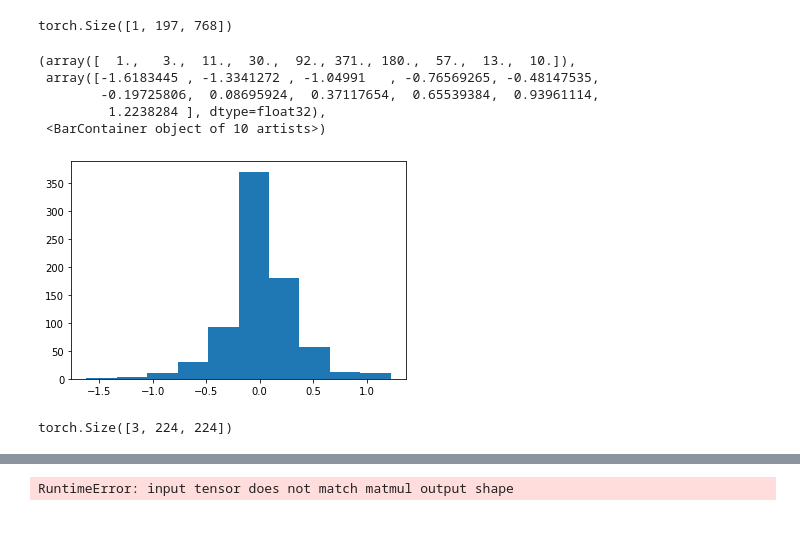
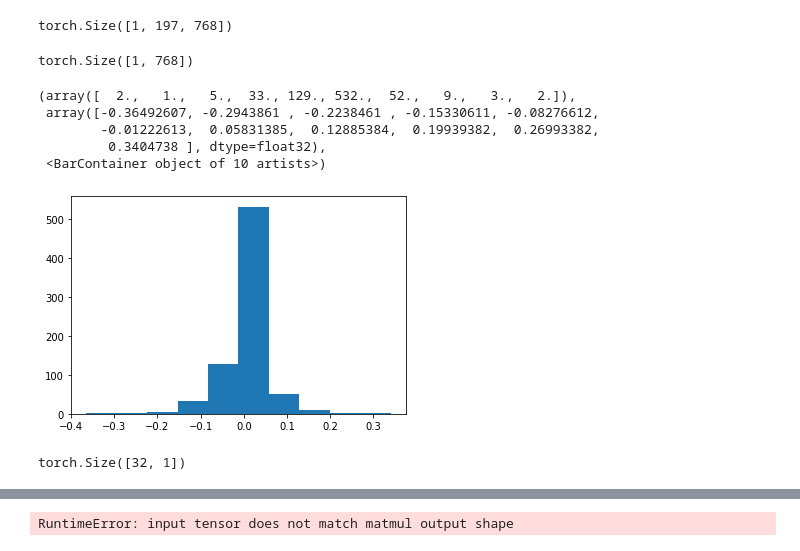
Before and after one commit to mlvlab/RPO, a Jupyter notebook: demo.ipynb, the cells around one changed output, grey strips where cells are left out. Drawn from its saved outputs; the diff is of its cells as text; code cells hidden in the pictures.

```diff
--- a/demo.ipynb
+++ b/demo.ipynb
@@ -38,15 +256,19 @@ x = model.visual.conv1(pixels.unsqueeze(0))
 x = x.view(1, 768, 196).permute(0,2,1)
 x = torch.cat([model.visual.class_embedding.reshape(1,1,768), x], dim=1)
 x = x + model.visual.positional_embedding
+# %%
+x.mean(dim=1).shape
+# %% [output]
+torch.Size([1, 768])
 # %%
-plt.hist(x[0,6].detach().numpy())
+plt.hist(x.mean(dim=1)[0].detach().numpy())
 # %% [output]
-(array([  1.,   3.,  11.,  30.,  92., 371., 180.,  57.,  13.,  10.]),
- array([-1.6183445 , -1.3341272 , -1.04991   , -0.76569265, -0.48147535,
-        -0.19725806,  0.08695924,  0.37117654,  0.65539384,  0.93961114,
-         1.2238284 ], dtype=float32),
+(array([  2.,   1.,   5.,  33., 129., 532.,  52.,   9.,   3.,   2.]),
+ array([-0.36492607, -0.2943861 , -0.2238461 , -0.15330611, -0.08276612,
+        -0.01222613,  0.05831385,  0.12885384,  0.19939382,  0.26993382,
+         0.3404738 ], dtype=float32),
  <BarContainer object of 10 artists>)
-[figure, old version]
+[figure, new version]
 # %%
 class Identity(nn.Module):
     def __init__(self):
@@ -71,10 +295,6 @@ class MetaNet(nn.Module):
         x = self.relu(x)
         x = self.meta_linear_2(x)
         return x
-# %%
-pixels
-# %% [output]
-torch.Size([3, 224, 224])
 # %%
 import torchvision.transforms as T
 transforms_meta = T.Compose([T.ToTensor(),
@@ -83,3 +303,7 @@ transforms_meta = T.Compose([T.ToTensor(),
                                     ])
 # %%
 pixel = transforms_meta(image)
+# %%
+a.mean(dim=1).unsqueeze(1).shape
+# %% [output]
+torch.Size([32, 1])
```
Also changed, not shown: parts of 44 cells of this notebook, 7 other files.
